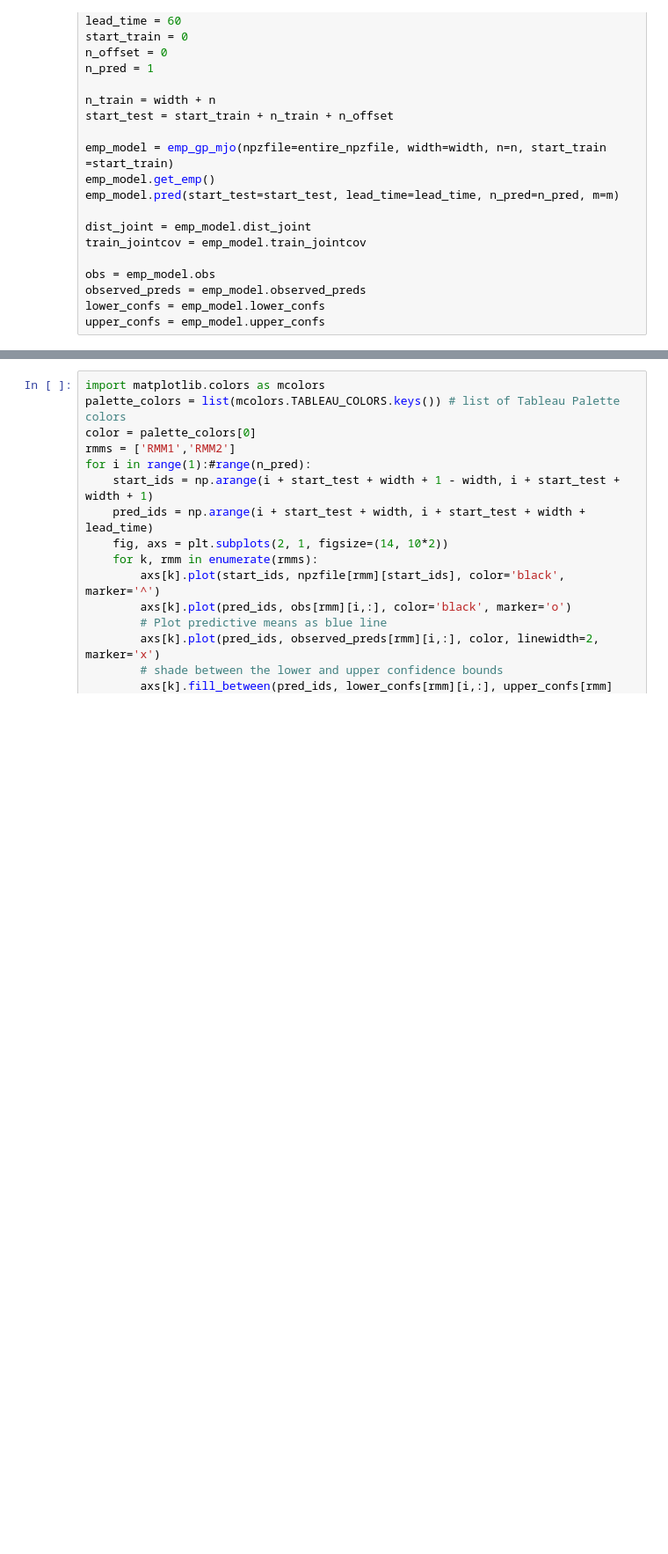
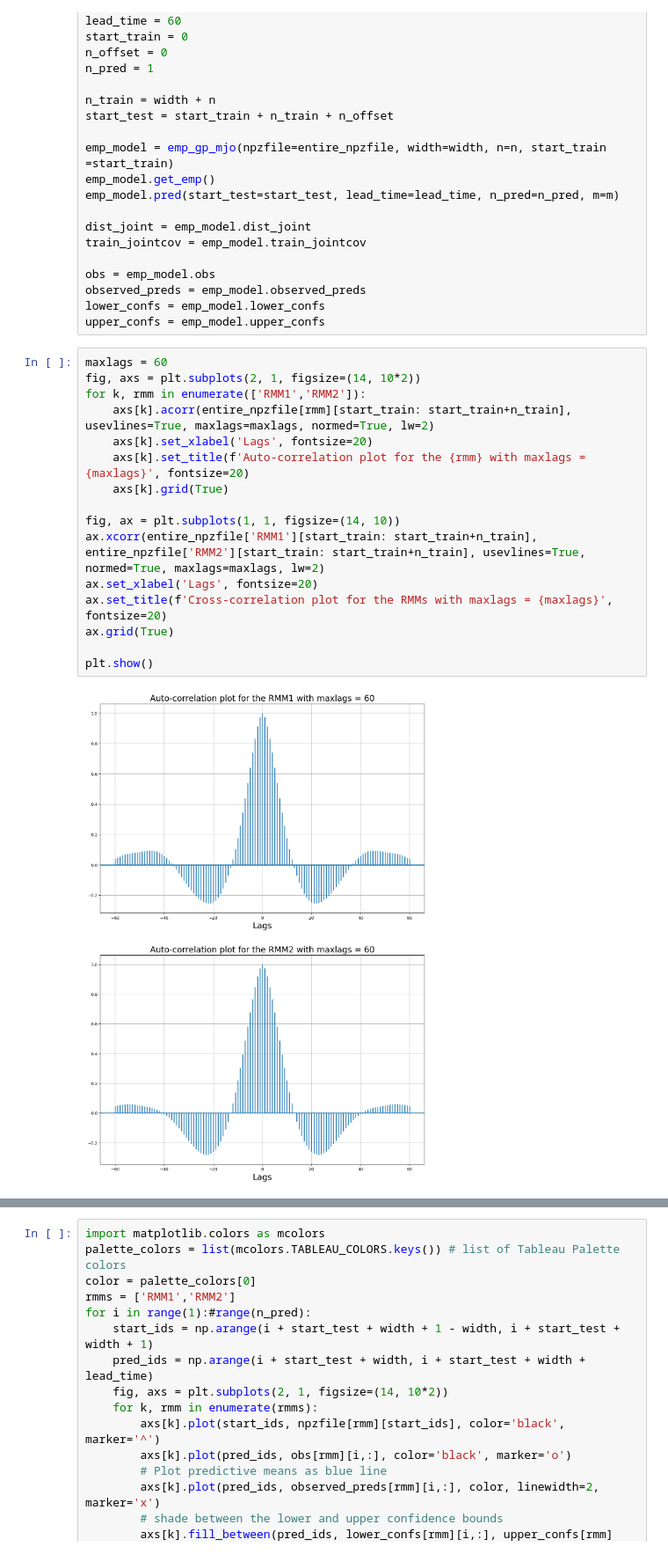
Before and after one commit to vishwas1984/SINDy_RealData, a Jupyter notebook: examples/emp_stats.ipynb, the cells around one changed output, grey strips where cells are left out. Shown at 88% size. Cells and saved outputs as stored; diff of their text form; blank space fills up the shorter version.

Commit message:
add auto-corr plots

```diff
--- a/examples/emp_stats.ipynb
+++ b/examples/emp_stats.ipynb
@@ -235,3 +211,21 @@ obs = emp_model.obs
 observed_preds = emp_model.observed_preds
 lower_confs = emp_model.lower_confs
 upper_confs = emp_model.upper_confs
+# %%
+maxlags = 60
+fig, axs = plt.subplots(2, 1, figsize=(14, 10*2))
+for k, rmm in enumerate(['RMM1','RMM2']):
+    axs[k].acorr(entire_npzfile[rmm][start_train: start_train+n_train], usevlines=True, maxlags=maxlags, normed=True, lw=2)
+    axs[k].set_xlabel('Lags', fontsize=20)
+    axs[k].set_title(f'Auto-correlation plot for the {rmm} with maxlags = {maxlags}', fontsize=20)
+    axs[k].grid(True)
+
+fig, ax = plt.subplots(1, 1, figsize=(14, 10))
+ax.xcorr(entire_npzfile['RMM1'][start_train: start_train+n_train], entire_npzfile['RMM2'][start_train: start_train+n_train], usevlines=True, normed=True, maxlags=maxlags, lw=2)
+ax.set_xlabel('Lags', fontsize=20)
+ax.set_title(f'Cross-correlation plot for the RMMs with maxlags = {maxlags}', fontsize=20)
+ax.grid(True)
+
+plt.show()
+# %% [output]
+[figure, added]
```
Also changed, not shown: parts of 4 cells of this notebook.
